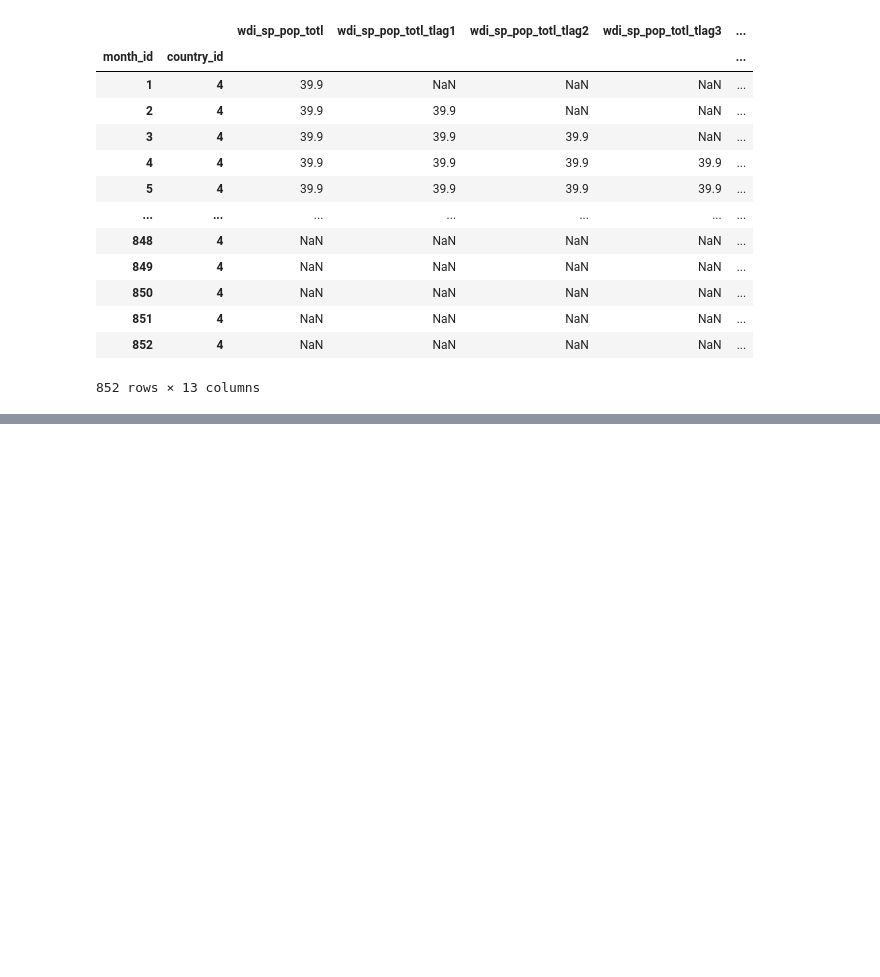
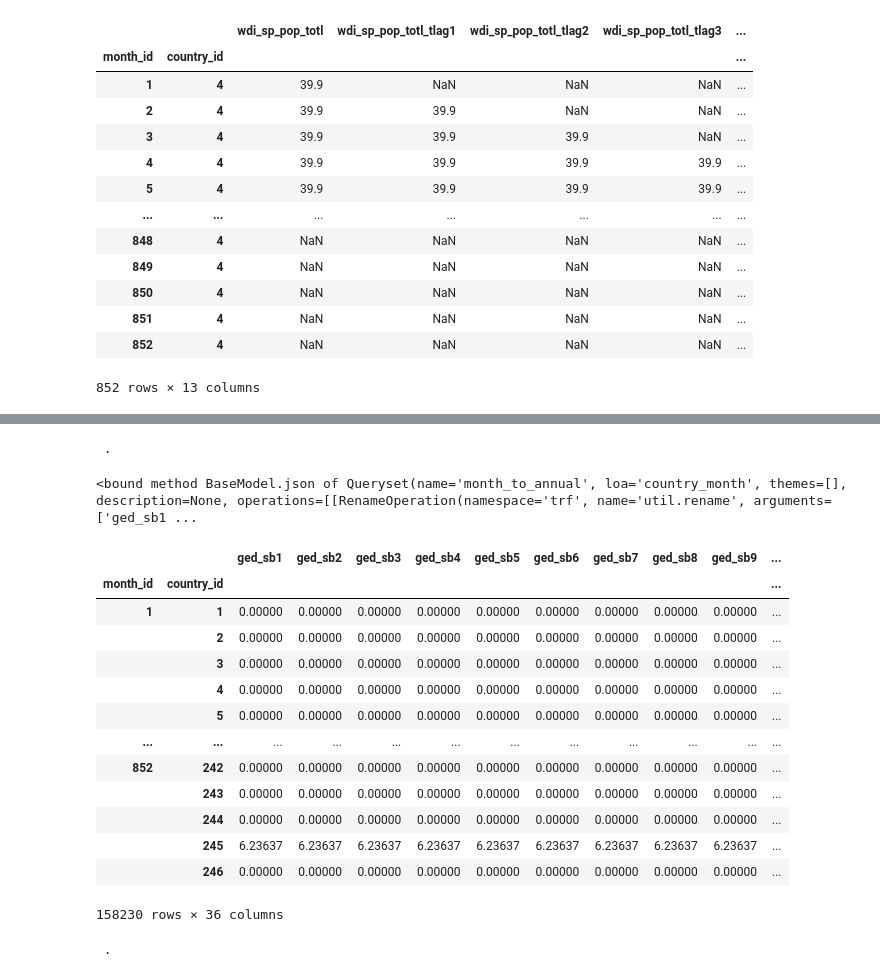
Before and after one commit to prio-data/Monthly-to-Annually-Link, a Jupyter notebook: show_off_extra.ipynb, the cells around one changed output, grey strips where cells are left out. Drawn from its saved outputs; the diff is of its cells as text; code cells hidden in the pictures; blank space fills up the shorter version.

Commit message:
added f-test predictions

```diff
--- a/show_off_extra.ipynb
+++ b/show_off_extra.ipynb
@@ -514,3 +514,18 @@ test_wdi.query('country_id == 4')
 | 851 | 4 | NaN | NaN | NaN | NaN | ... |
 | 852 | 4 | NaN | NaN | NaN | NaN | ... |
 852 rows × 13 columns
+# %%
+
+num_lags = 36
+
+for lag in range(1, num_lags + 1):
+    tlag_variable_name = f"ged_sb{lag}"
+
+    # Apply the tlag transformation
+    SN_test_wdi = SN_test_wdi.with_column(
+        Column(tlag_variable_name, from_table="ged2_cm", from_column="ged_sb_best_sum_nokgi")
+        .transform.temporal.tlag(lag)
+    )
+
+# Publish and fetch the table
+test_wdi = SN_test_wdi.publish().fetch()
@@ -516,0 +553,43 @@ test_wdi.query('country_id == 4')
+# %%
+num_lags = 36
+
+test_query = (Queryset('month_to_annual','country_month'))
+
+for lag in range(1, num_lags + 1):
+    tlag_variable_name = f"ged_sb{lag}"
+
+    # Apply the tlag transformation
+    test_query = test_query.with_column(
+        Column(tlag_variable_name, from_table="ged2_cm", from_column="ged_sb_best_sum_nokgi")
+        .transform.missing.fill()
+        .transform.ops.ln()
+        .transform.temporal.tlag(lag)
+        .transform.missing.replace_na()
+    )
+
+
+# Publish and fetch the table
+test_wdi = test_query.publish().fetch()
+# %% [output]
+ .
+# %%
+test_query.json
+# %% [output]
+<bound method BaseModel.json of Queryset(name='month_to_annual', loa='country_month', themes=[], description=None, operations=[[RenameOperation(namespace='trf', name='util.rename', arguments=['ged_sb1 ...
+# %%
+test_wdi
+# %% [output]
+|  |  | ged_sb1 | ged_sb2 | ged_sb3 | ged_sb4 | ged_sb5 | ged_sb6 | ged_sb7 | ged_sb8 | ged_sb9 | ... |
+| month_id | country_id |  |  |  |  |  |  |  |  |  | ... |
+| 1 | 1 | 0.00000 | 0.00000 | 0.00000 | 0.00000 | 0.00000 | 0.00000 | 0.00000 | 0.00000 | 0.00000 | ... |
+|  | 2 | 0.00000 | 0.00000 | 0.00000 | 0.00000 | 0.00000 | 0.00000 | 0.00000 | 0.00000 | 0.00000 | ... |
+|  | 3 | 0.00000 | 0.00000 | 0.00000 | 0.00000 | 0.00000 | 0.00000 | 0.00000 | 0.00000 | 0.00000 | ... |
+|  | 4 | 0.00000 | 0.00000 | 0.00000 | 0.00000 | 0.00000 | 0.00000 | 0.00000 | 0.00000 | 0.00000 | ... |
+|  | 5 | 0.00000 | 0.00000 | 0.00000 | 0.00000 | 0.00000 | 0.00000 | 0.00000 | 0.00000 | 0.00000 | ... |
+| ... | ... | ... | ... | ... | ... | ... | ... | ... | ... | ... | ... |
+| 852 | 242 | 0.00000 | 0.00000 | 0.00000 | 0.00000 | 0.00000 | 0.00000 | 0.00000 | 0.00000 | 0.00000 | ... |
+|  | 243 | 0.00000 | 0.00000 | 0.00000 | 0.00000 | 0.00000 | 0.00000 | 0.00000 | 0.00000 | 0.00000 | ... |
+|  | 244 | 0.00000 | 0.00000 | 0.00000 | 0.00000 | 0.00000 | 0.00000 | 0.00000 | 0.00000 | 0.00000 | ... |
+|  | 245 | 6.23637 | 6.23637 | 6.23637 | 6.23637 | 6.23637 | 6.23637 | 6.23637 | 6.23637 | 6.23637 | ... |
+|  | 246 | 0.00000 | 0.00000 | 0.00000 | 0.00000 | 0.00000 | 0.00000 | 0.00000 | 0.00000 | 0.00000 | ... |
+158230 rows × 36 columns
@@ -516,0 +604,4 @@ test_wdi.query('country_id == 4')
+# %%
+test_wdi_1 = test_query.publish().fetch()
+# %% [output]
+ .
```
Also changed, not shown: parts of 19 cells of this notebook, 5 other files.
